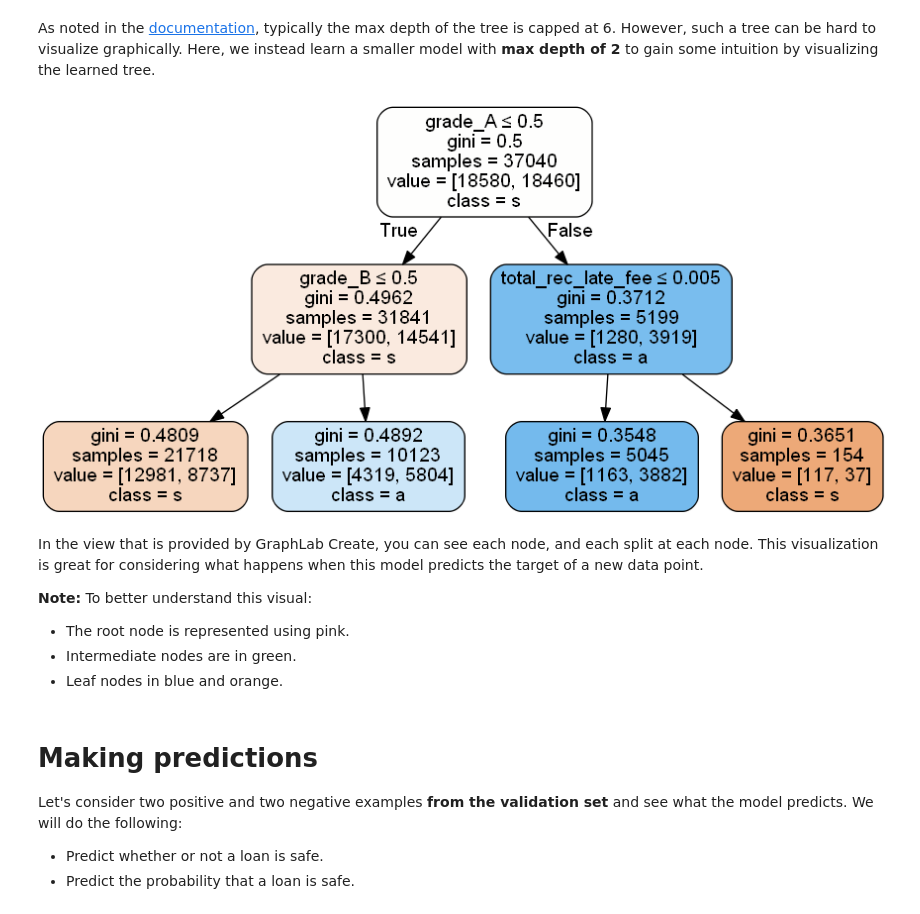
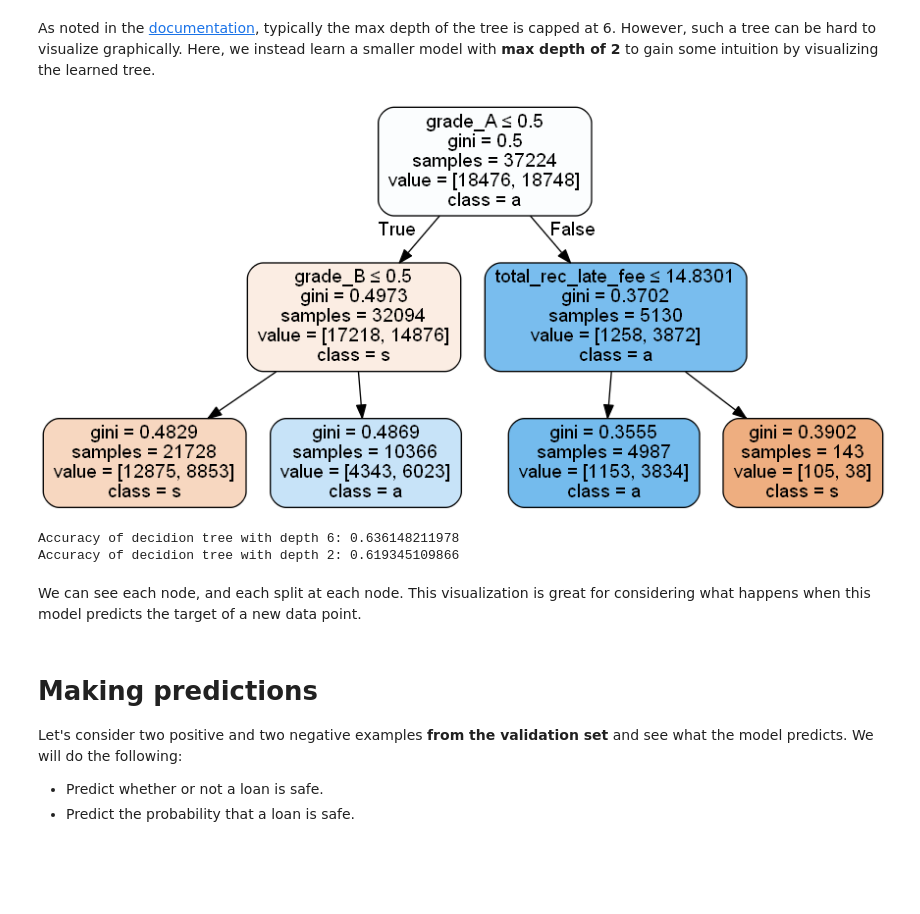
Before and after one commit to rguptabinary/MachineLearning, a Jupyter notebook: DecisionTree_Projects/SafeLoans/module-5-decision-tree-assignment-1.ipynb, the cells around one changed output. Cells and saved outputs as stored; diff of their text form; code cells hidden in the pictures; blank space fills up the shorter version.

```diff
--- a/DecisionTree_Projects/SafeLoans/module-5-decision-tree-assignment-1.ipynb
+++ b/DecisionTree_Projects/SafeLoans/module-5-decision-tree-assignment-1.ipynb
@@ -212,13 +212,15 @@ validation_data = loans.iloc[validation_idx]
 Now, let's use the built-in GraphLab Create decision tree learner to create a loan prediction model on the training data. (In the next assignment, you will implement your own decision tree learning algorithm.)  Our feature columns and target column have already been decided above. Use `validation_set=None` to get the same results as everyone else.
 # %%
 from sklearn.tree import DecisionTreeClassifier
-import numpy as np
 
-decision_tree_model6 = DecisionTreeClassifier(max_depth=6)
-decision_tree_model6.fit(features_train, labels_train)
+new_features = list(train_data.columns)
+new_features.remove(target)
+
+decision_tree_model = DecisionTreeClassifier(max_depth=6)
+decision_tree_model.fit(train_data[new_features], train_data[target])
 
 small_model = DecisionTreeClassifier(max_depth=2)
-small_model.fit(features_train, labels_train)
+small_model.fit(train_data[new_features], train_data[target])
 # %% [output]
 DecisionTreeClassifier(class_weight=None, criterion='gini', max_depth=2,
             max_features=None, max_leaf_nodes=None, min_samples_leaf=1,
@@ -231,25 +233,30 @@ As noted in the [documentation](https://dato.com/products/create/docs/generated/
 # %%
 from sklearn import tree
 from IPython.display import Image
 import pydotplus
 
 dot_data = tree.export_graphviz(small_model, out_file='model.dot',
-                         feature_names=a,
+                         feature_names=new_features,
                          class_names=target,
                          filled=True, rounded=True,
                          special_characters=True)
 
 graph = pydotplus.graphviz.graph_from_dot_file("model.dot")
 Image(graph.create_png())
 # %% [output]
-[figure, old version]
+[figure, new version]
+# %%
+from sklearn.metrics import accuracy_score
+
+acc_score_6 = accuracy_score(validation_data[target], decision_tree_model.predict(validation_data[new_features]))
+acc_score_2 = accuracy_score(validation_data[target], small_model.predict(validation_data[new_features]))
+print 'Accuracy of decidion tree with depth 6: {}'.format(acc_score_6)
+print 'Accuracy of decidion tree with depth 2: {}'.format(acc_score_2)
+# %% [output]
+Accuracy of decidion tree with depth 6: 0.636148211978
+Accuracy of decidion tree with depth 2: 0.619345109866
 # %% [markdown]
-In the view that is provided by GraphLab Create, you can see each node, and each split at each node. This visualization is great for considering what happens when this model predicts the target of a new data point.
-
-**Note:** To better understand this visual:
-* The root node is represented using pink.
-* Intermediate nodes are in green.
-* Leaf nodes in blue and orange.
+We can see each node, and each split at each node. This visualization is great for considering what happens when this model predicts the target of a new data point.
 # %% [markdown]
 # Making predictions
 
```
Also changed, not shown: parts of 33 cells of this notebook.
